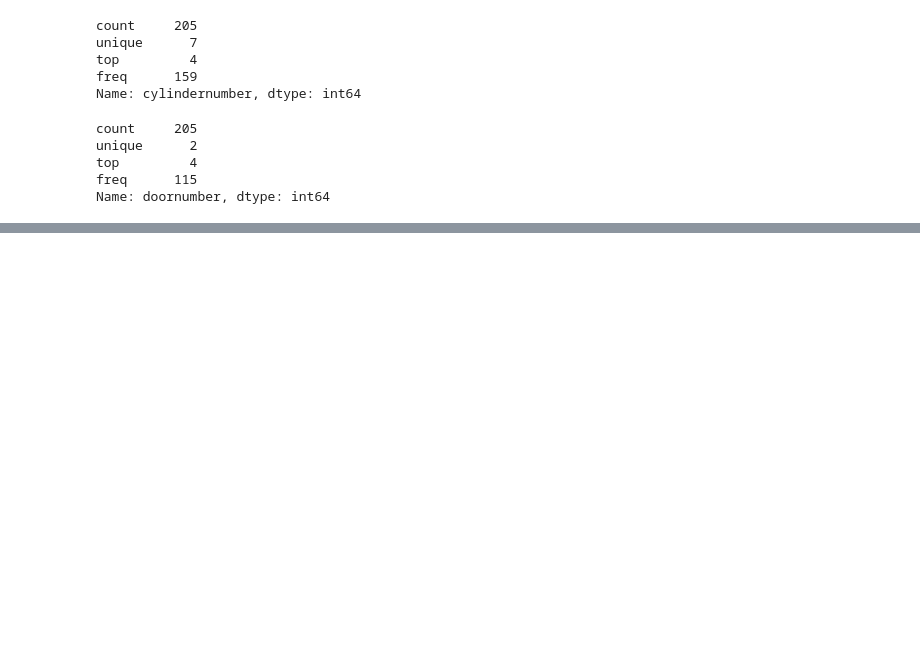
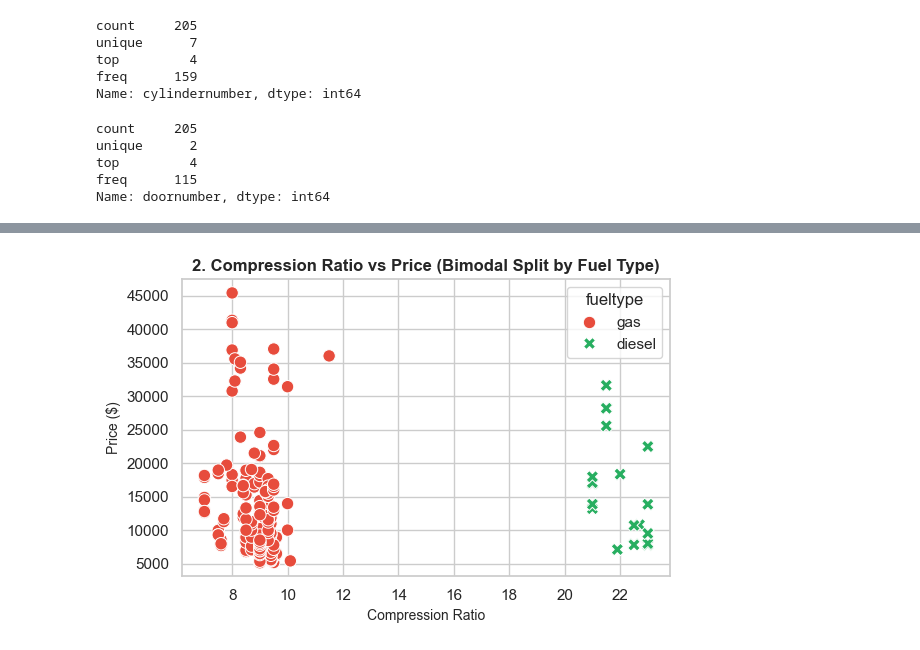
Before and after one commit to phonemes-and-speech-entrainment/Car_feature_price_analysis, a Jupyter notebook: jupyter_notebooks/Unit 2/car_price_visualisations_and_stats.ipynb, the cells around one changed output, grey strips where cells are left out. Cells and saved outputs as stored; diff of their text form; code cells hidden in the pictures; blank space fills up the shorter version.

```diff
--- a/jupyter_notebooks/Unit 2/car_price_visualisations_and_stats.ipynb
+++ b/jupyter_notebooks/Unit 2/car_price_visualisations_and_stats.ipynb
@@ -129,0 +190,16 @@ for col in numeric_cols:
+# %%
+# -------------------------------------------------------------------------
+# 2. Compression Ratio vs Price (Colored by Fuel Type)
+# -------------------------------------------------------------------------
+plt.figure(figsize=(6, 4))
+sns.scatterplot(
+    data=df, x='compressionratio', y='price', hue='fueltype',
+    style='fueltype', palette={'gas': '#e74c3c', 'diesel': '#27ae60'}, s=80
+)
+plt.title('2. Compression Ratio vs Price (Bimodal Split by Fuel Type)', fontsize=12, fontweight='bold')
+plt.xlabel('Compression Ratio', fontsize=10)
+plt.ylabel('Price ($)', fontsize=10)
+plt.tight_layout()
+plt.show()
+# %% [output]
+[figure, added]
```
Also changed, not shown: parts of 14 cells of this notebook.
